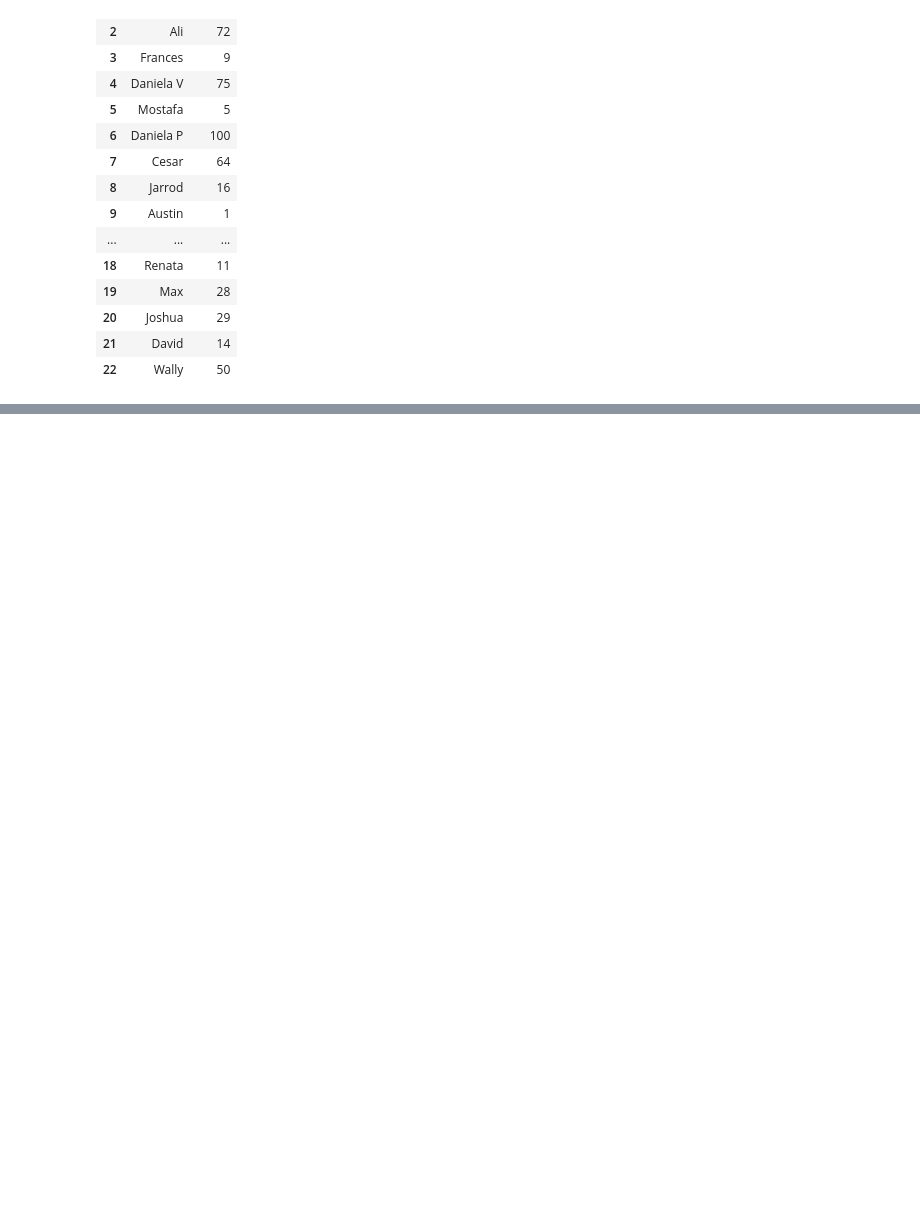
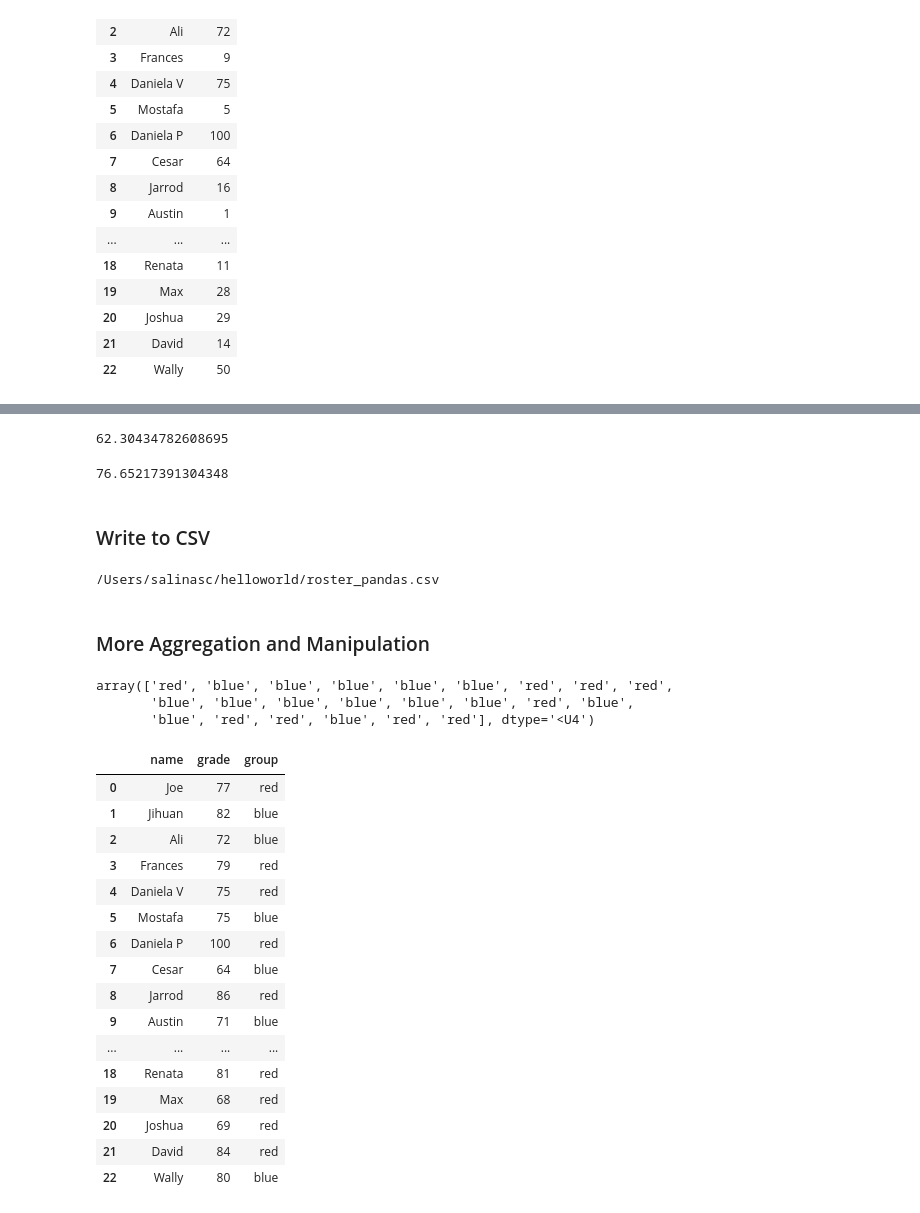
Before and after one commit to salinasdcs/helloworld, a Jupyter notebook: pandas_intro.ipynb, the cells around one changed output, grey strips where cells are left out. Drawn from its saved outputs; the diff is of its cells as text; code cells hidden in the pictures; blank space fills up the shorter version.

Commit message:
pandas export added

```diff
--- a/pandas_intro.ipynb
+++ b/pandas_intro.ipynb
@@ -136,0 +145,3 @@ roster
+# %%
+roster.loc[roster['grade'] < 50, 'grade'] = roster['grade'] + 40
+roster
@@ -136,0 +166,16 @@ roster
+# %%
+roster['grade'].mean()
+# %% [output]
+62.30434782608695
+# %%
+roster.loc[roster['grade'] < 60, 'grade'] = roster['grade'] + 30
+roster['grade'].mean()
+# %% [output]
+76.65217391304348
+# %% [markdown]
+### Write to CSV
+# %%
+outFilePath = os.path.join(os.getcwd(), 'roster_pandas.csv')
+print(outFilePath)
+# %% [output]
+/Users/salinasc/helloworld/roster_pandas.csv
@@ -136,0 +184,30 @@ roster
+# %% [markdown]
+### More Aggregation and Manipulation
+# %%
+np.random.choice(['red', 'blue'], size = len(roster))
+# %% [output]
+array(['red', 'blue', 'blue', 'blue', 'blue', 'blue', 'red', 'red', 'red',
+       'blue', 'blue', 'blue', 'blue', 'blue', 'blue', 'red', 'blue',
+       'blue', 'red', 'red', 'blue', 'red', 'red'], dtype='<U4')
+# %%
+np.random.seed(2)
+roster['group'] = np.random.choice(['red', 'blue'], size = len(roster))
+roster
+# %% [output]
+|  | name | grade | group |
+| 0 | Joe | 77 | red |
+| 1 | Jihuan | 82 | blue |
+| 2 | Ali | 72 | blue |
+| 3 | Frances | 79 | red |
+| 4 | Daniela V | 75 | red |
+| 5 | Mostafa | 75 | blue |
+| 6 | Daniela P | 100 | red |
+| 7 | Cesar | 64 | blue |
+| 8 | Jarrod | 86 | red |
+| 9 | Austin | 71 | blue |
+| ... | ... | ... | ... |
+| 18 | Renata | 81 | red |
+| 19 | Max | 68 | red |
+| 20 | Joshua | 69 | red |
+| 21 | David | 84 | red |
+| 22 | Wally | 80 | blue |
```
Also changed, not shown: parts of 12 cells of this notebook, 1 other file.
